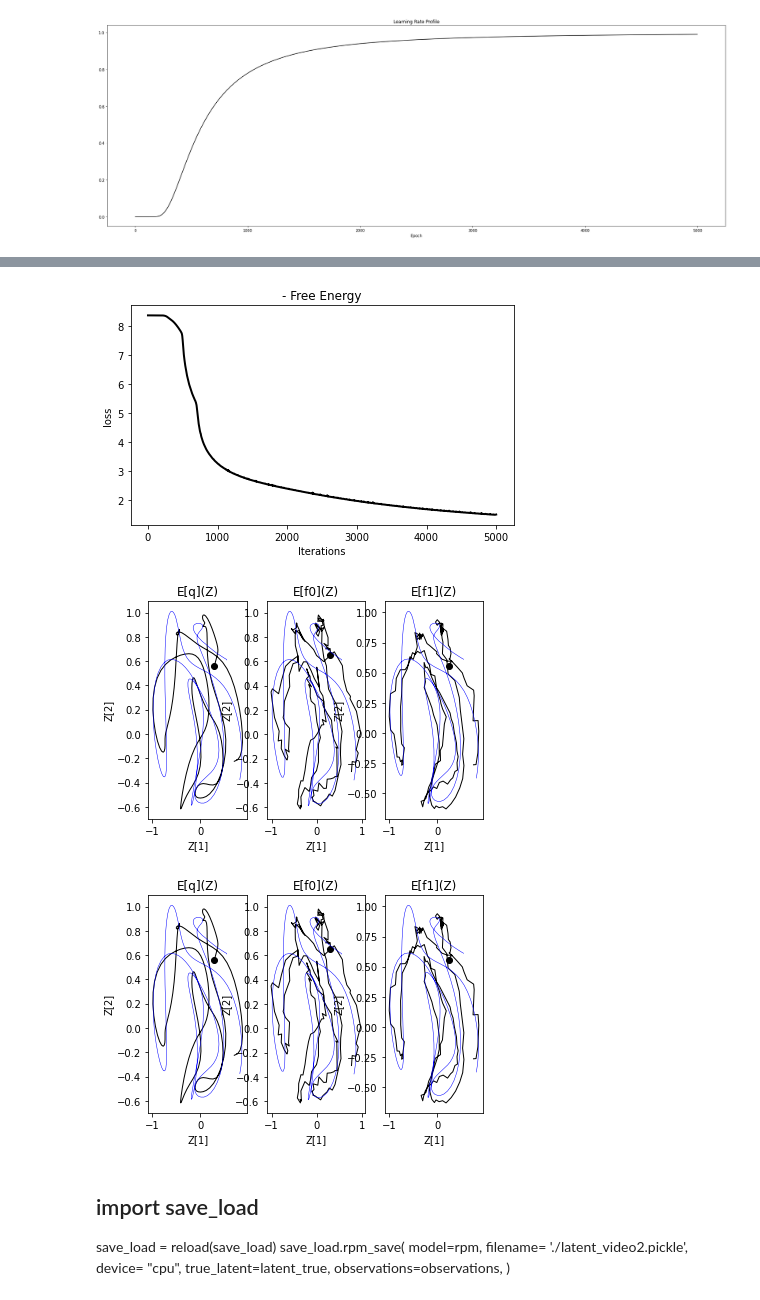
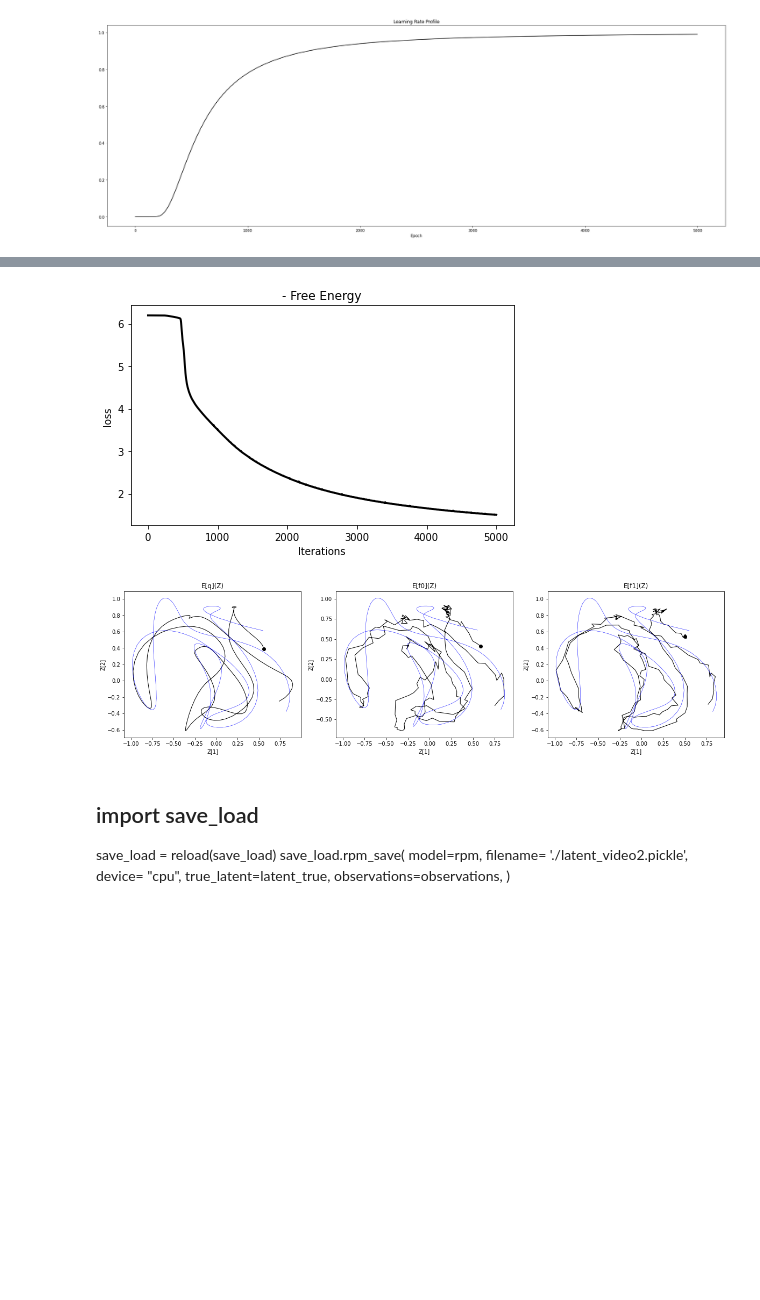
Before and after one commit to hugosou/cRPM, a Jupyter notebook: demo_rpgpfa_multimodal.ipynb, the cells around one changed output, grey strips where cells are left out. Saved outputs shown, nothing was run; the diff lists cells and outputs as text; code cells hidden in the pictures; blank space fills up the shorter version.

Commit message:
rpgpfa

```diff
--- a/Untitled.ipynb
+++ b/demo_rpgpfa_multimodal.ipynb
@@ -126,7 +140,7 @@ if plot_observations:
 #%%
 # %%
 #%% Fit
-num_observation = 20
+num_observation = 50
 # Build Observed Factors (Transfer to GPU if necessary)
 observations1 = torch.tensor(
     video_tensor[:num_observation, :, 1:][..., 1:-2],
@@ -300,7 +314,8 @@ auxiliary_params = {
     'dim_hidden': [[50, 50], [50, 50, 50]],
     'non_linearity': [F.relu, F.relu],
     'covariance': ['fixed', 'fixed'],
-    'optimizer': lambda params: torch.optim.Adam(params=params, lr=1*1e-3),
+    'zero_init': True,
+    'optimizer': lambda params: torch.optim.Adam(params=params, lr=0*1e-3),
     'scheduler': lambda optim: torch.optim.lr_scheduler.LambdaLR(optim, lr_sigmoid),
 }
 
@@ -335,10 +350,5 @@ rpm = RPM(
     inducing_locations=inducing_locations,
     fit_params=fit_params,
 )
-
-rpm.fit(observations)
-
-
-1
 # %% [output]
 RPM on GPU Observations on cuda:0
@@ -367,27 +380,30 @@ utils_process = reload(utils_process)
 
 plot_loss(rpm, offset=0)
 # %% [output]
-[figure, old version]
+[figure, new version]
 # %%
 
 nn = 0
 #%%
 latent_true = main_trajectory[:num_observation]
 
-utils_process.plot_rpgpfa_summary(
+fig = utils_process.plot_rpgpfa_summary(
     rpm=rpm,
     plot_id_factors=[0, 1],
     plot_id_observations=[nn],
     plot_variational=True,
     plot_regressed=True,
     plot_variance=True,
     plot_true=True,
     latent_true=latent_true,
     plot_type='2D',
 )
+
+
+fig.set_figwidth(20)
+fig.set_figheight(5)
 # %% [output]
-[figure, old version]
+[figure, new version]
-[figure, removed]
 # %% [markdown]
 ## import save_load
 
```
Also changed, not shown: parts of 5 cells of this notebook, 3 other files.
